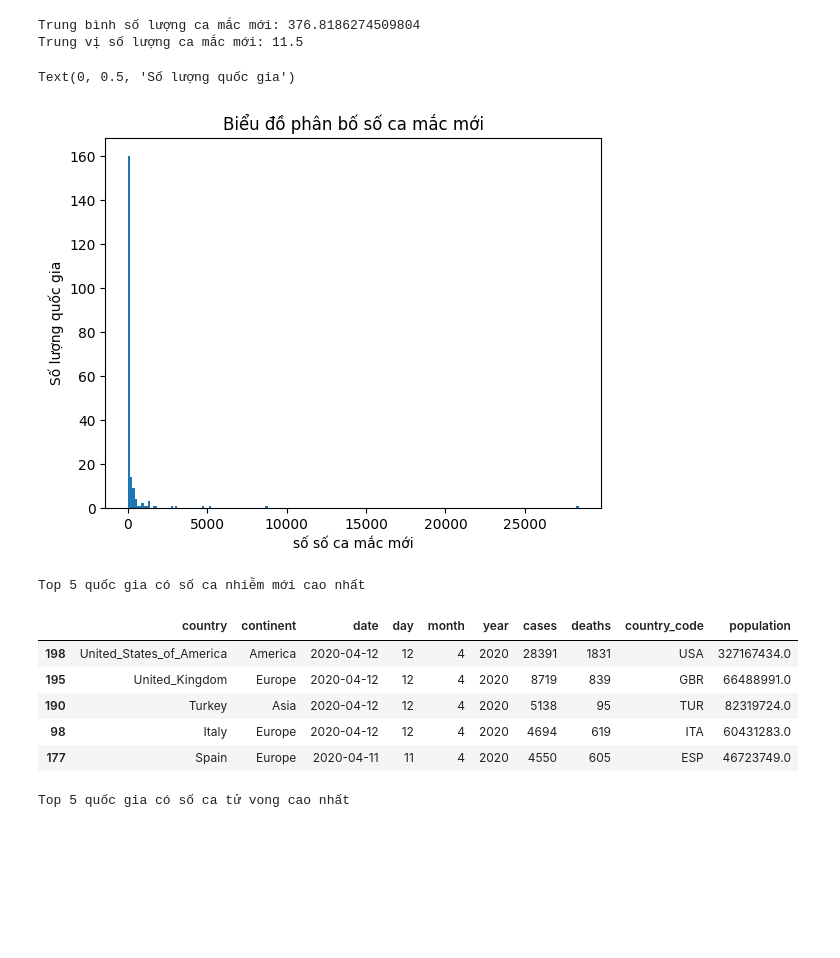
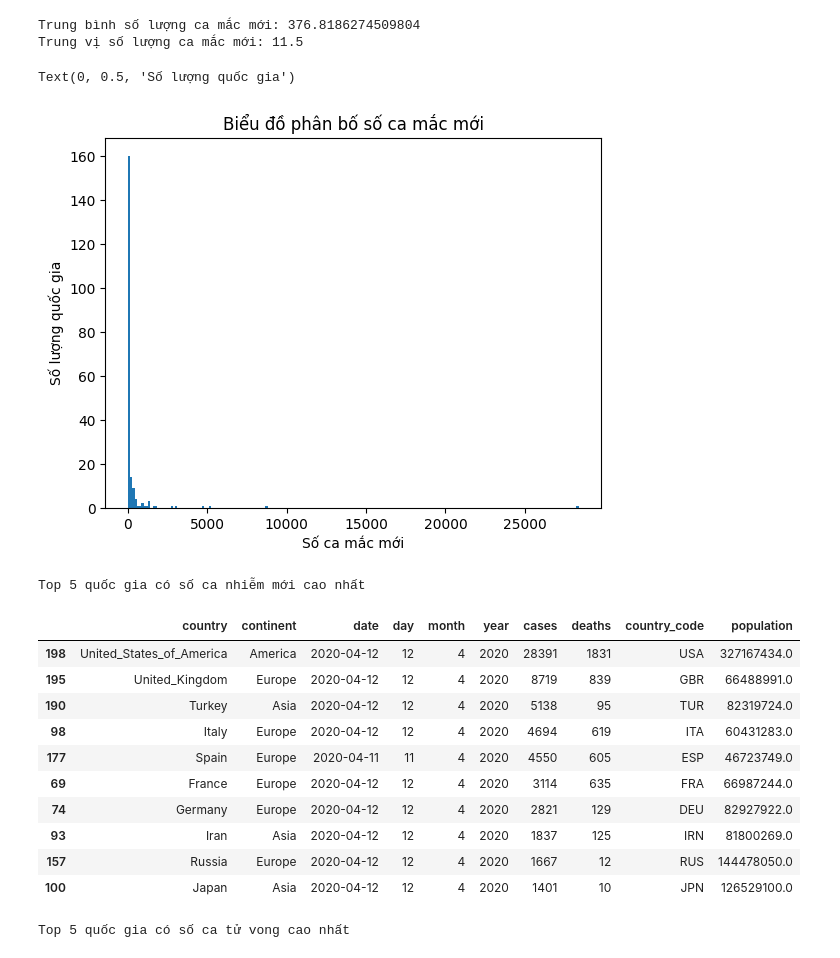
Before and after one commit to hunght92/Codegym, a Jupyter notebook: Học lại.ipynb, the cells around one changed output. Drawn from its saved outputs; the diff is of its cells as text; code cells hidden in the pictures; blank space fills up the shorter version.

```diff
--- a/Học lại.ipynb
+++ b/Học lại.ipynb
@@ -65,17 +60,17 @@ Trung vị số lượng ca mắc mới: 11.5
 # %%
 import matplotlib.pyplot as plt
 plt.hist(cleaned_data.cases, bins = 200)
 plt.title("Biểu đồ phân bố số ca mắc mới")
-plt.xlabel("số số ca mắc mới")
+plt.xlabel("Số ca mắc mới")
 plt.ylabel("Số lượng quốc gia")
 # %% [output]
 Text(0, 0.5, 'Số lượng quốc gia')
-[figure, old version]
+[figure, new version]
 # %%
 #Top 5 quốc gia có số ca nhiễm mới cao nhất
 print("Top 5 quốc gia có số ca nhiễm mới cao nhất")
 data = df.sort_values('cases', ascending = False)
-data.head(5)
+data.head(10)
 # %% [output]
 Top 5 quốc gia có số ca nhiễm mới cao nhất
 |  | country | continent | date | day | month | year | cases | deaths | country_code | population |
@@ -84,6 +79,11 @@ Top 5 quốc gia có số ca nhiễm mới cao nhất
 | 190 | Turkey | Asia | 2020-04-12 | 12 | 4 | 2020 | 5138 | 95 | TUR | 82319724.0 |
 | 98 | Italy | Europe | 2020-04-12 | 12 | 4 | 2020 | 4694 | 619 | ITA | 60431283.0 |
 | 177 | Spain | Europe | 2020-04-11 | 11 | 4 | 2020 | 4550 | 605 | ESP | 46723749.0 |
+| 69 | France | Europe | 2020-04-12 | 12 | 4 | 2020 | 3114 | 635 | FRA | 66987244.0 |
+| 74 | Germany | Europe | 2020-04-12 | 12 | 4 | 2020 | 2821 | 129 | DEU | 82927922.0 |
+| 93 | Iran | Asia | 2020-04-12 | 12 | 4 | 2020 | 1837 | 125 | IRN | 81800269.0 |
+| 157 | Russia | Europe | 2020-04-12 | 12 | 4 | 2020 | 1667 | 12 | RUS | 144478050.0 |
+| 100 | Japan | Asia | 2020-04-12 | 12 | 4 | 2020 | 1401 | 10 | JPN | 126529100.0 |
 # %%
 #Top 5 quốc gia có số ca tử vong cao nhất
 print("Top 5 quốc gia có số ca tử vong cao nhất")
```
Also changed, not shown: parts of 3 cells of this notebook.
